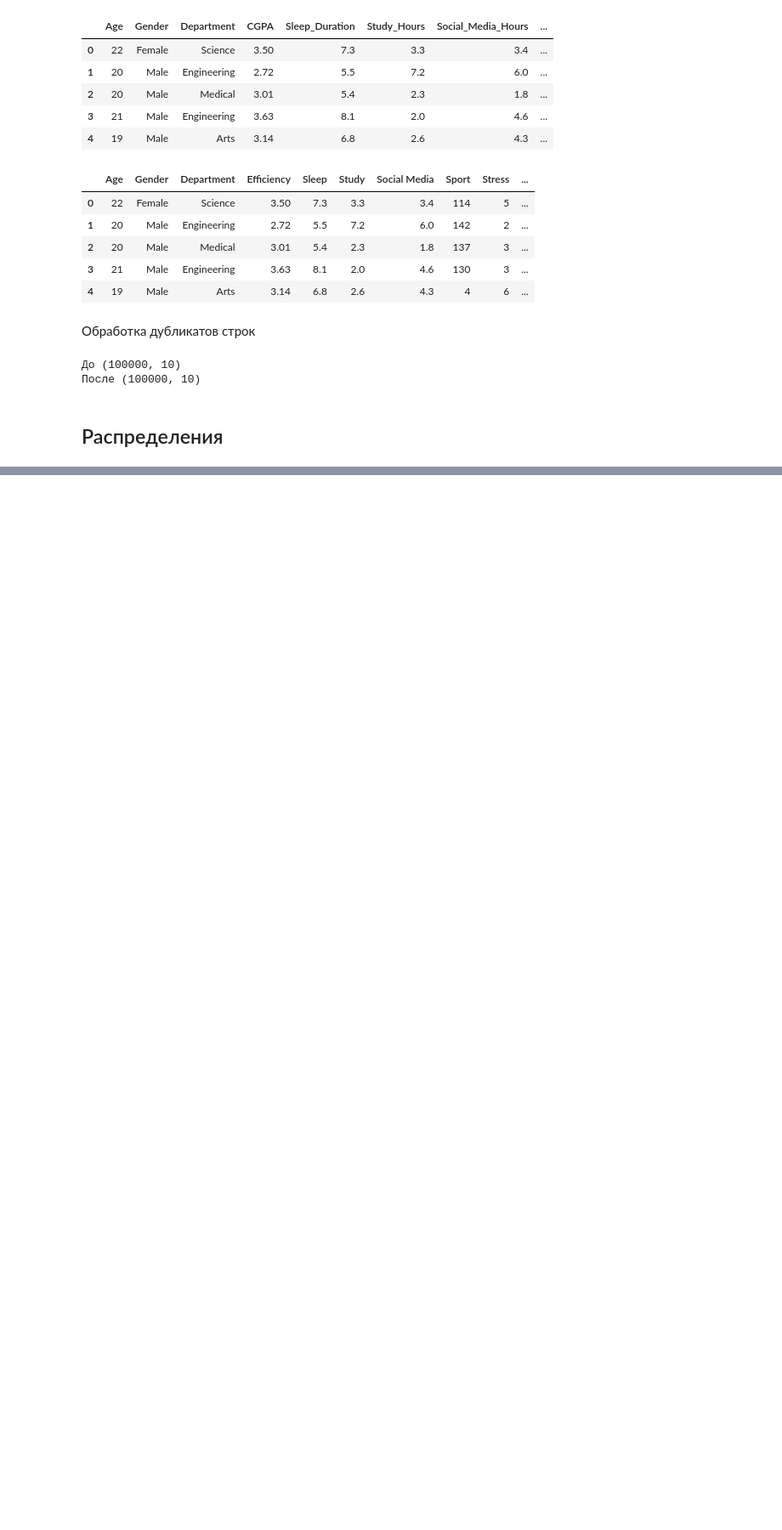
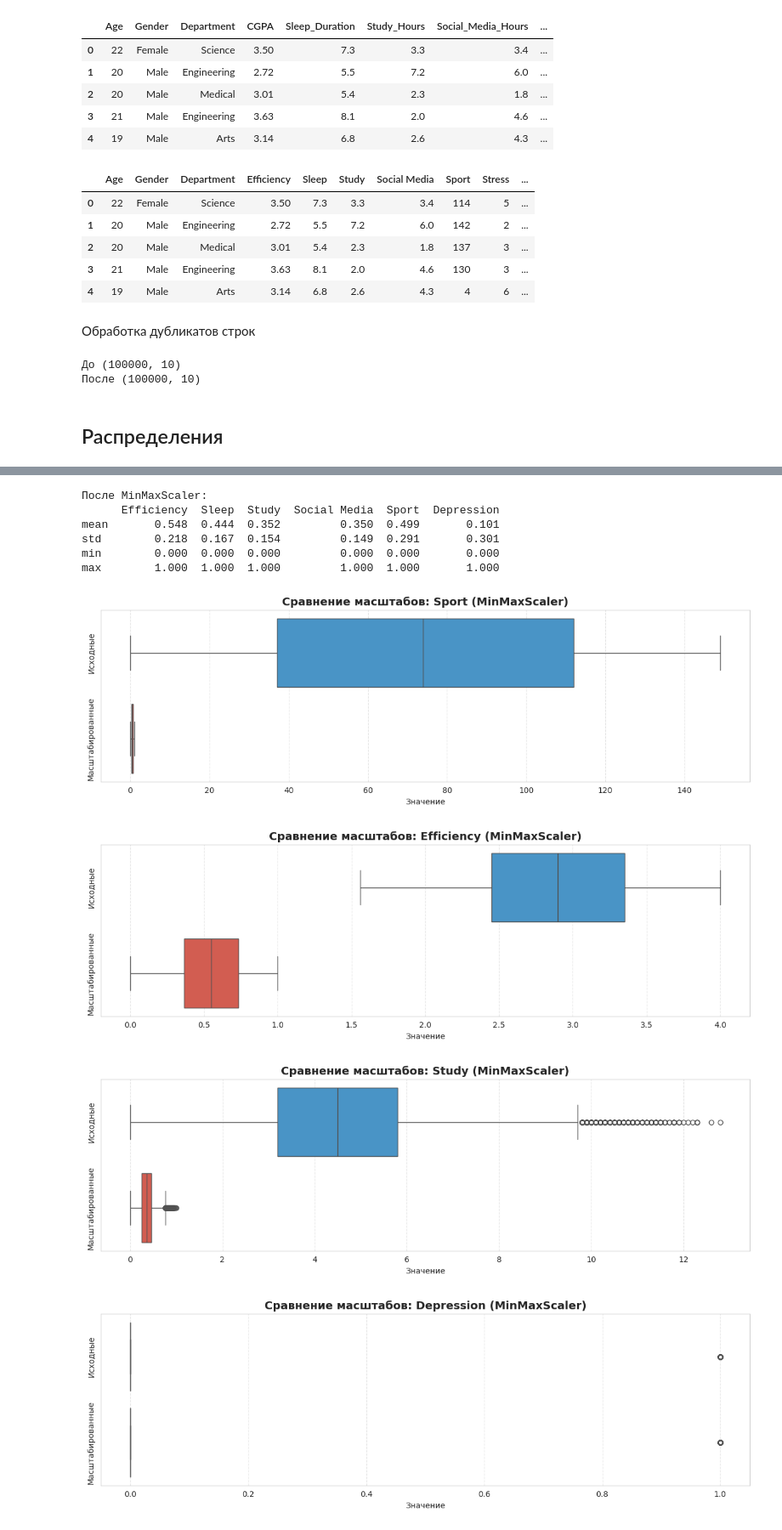
Before and after one commit to programx-dev/data-science-frameworks-sem2, a Jupyter notebook: lab-01.ipynb, the cells around one changed output, grey strips where cells are left out. Shown at 85% size. Cells and saved outputs as stored; diff of their text form; code cells hidden in the pictures; blank space fills up the shorter version.

Commit message:
Сделал базовый EDA и линейную регрессию

```diff
--- a/lab-01.ipynb
+++ b/lab-01.ipynb
@@ -188,0 +439,61 @@ print(f"Признаки: {cat_cols}\n")
+# %%
+from sklearn.preprocessing import MinMaxScaler
+
+df_scaled_minmax = df.copy()
+scaler_minmax = MinMaxScaler()
+df_scaled_minmax[numeric_columns] = scaler_minmax.fit_transform(
+    df_scaled_minmax[numeric_columns]
+)
+
+print("\nПосле MinMaxScaler:")
+print(df_scaled_minmax.describe().loc[["mean", "std", "min", "max"]].round(3))
+# %% [output]
+После MinMaxScaler:
+      Efficiency  Sleep  Study  Social Media  Sport  Depression
+mean       0.548  0.444  0.352         0.350  0.499       0.101
+std        0.218  0.167  0.154         0.149  0.291       0.301
+min        0.000  0.000  0.000         0.000  0.000       0.000
+max        1.000  1.000  1.000         1.000  1.000       1.000
+# %%
+def plot_comparison_single_canvas(original_df, scaled_df, title_method):
+    for col in original_df.columns:
+        plt.figure(figsize=(12, 4))  # Сделал чуть ниже для компактности
+
+        data_to_plot = pd.DataFrame(
+            {"Исходные": original_df[col], "Масштабированные": scaled_df[col]}
+        )
+        data_melted = data_to_plot.melt(var_name="Тип", value_name="Значение")
+
+        sns.boxplot(
+            data=data_melted,
+            x="Значение",
+            y="Тип",
+            hue="Тип",
+            palette=["#3498db", "#e74c3c"],
+            legend=False,  # <--- ИСПРАВЛЕНИЕ: чтобы не было лишней легенды
+        )
+
+        # ПОВОРОТ ПОДПИСЕЙ ПО Y
+        plt.yticks(rotation=90, verticalalignment="center")  # <--- ИСПРАВЛЕНИЕ
+
+        plt.title(
+            f"Сравнение масштабов: {col} ({title_method})",
+            fontsize=14,
+            fontweight="bold",
+        )
+        plt.xlabel("Значение")
+        plt.ylabel("")
+
+        # СЕТКА ПО ОСИ X (так как значения теперь там)
+        plt.grid(linestyle="--", axis="x", alpha=0.5)  # <--- ИСПРАВЛЕНИЕ
+
+        plt.tight_layout()
+        plt.show()
+
+
+plot_comparison_single_canvas(df[numeric_columns], df_scaled_minmax, "MinMaxScaler")
+# %% [output]
+[figure, added]
+[figure, added]
+[figure, added]
+[figure, added]
```
Also changed, not shown: parts of 16 cells of this notebook.
